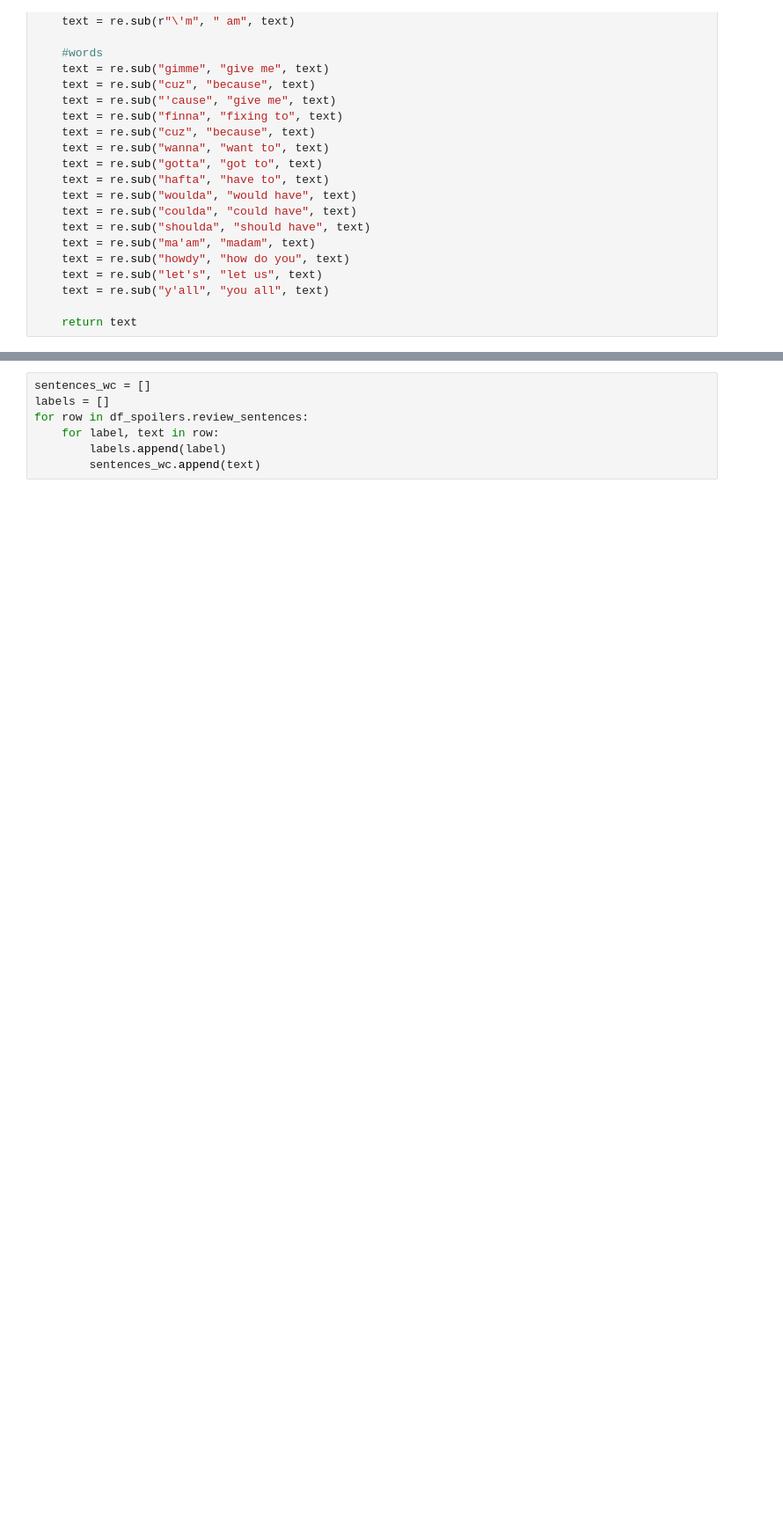
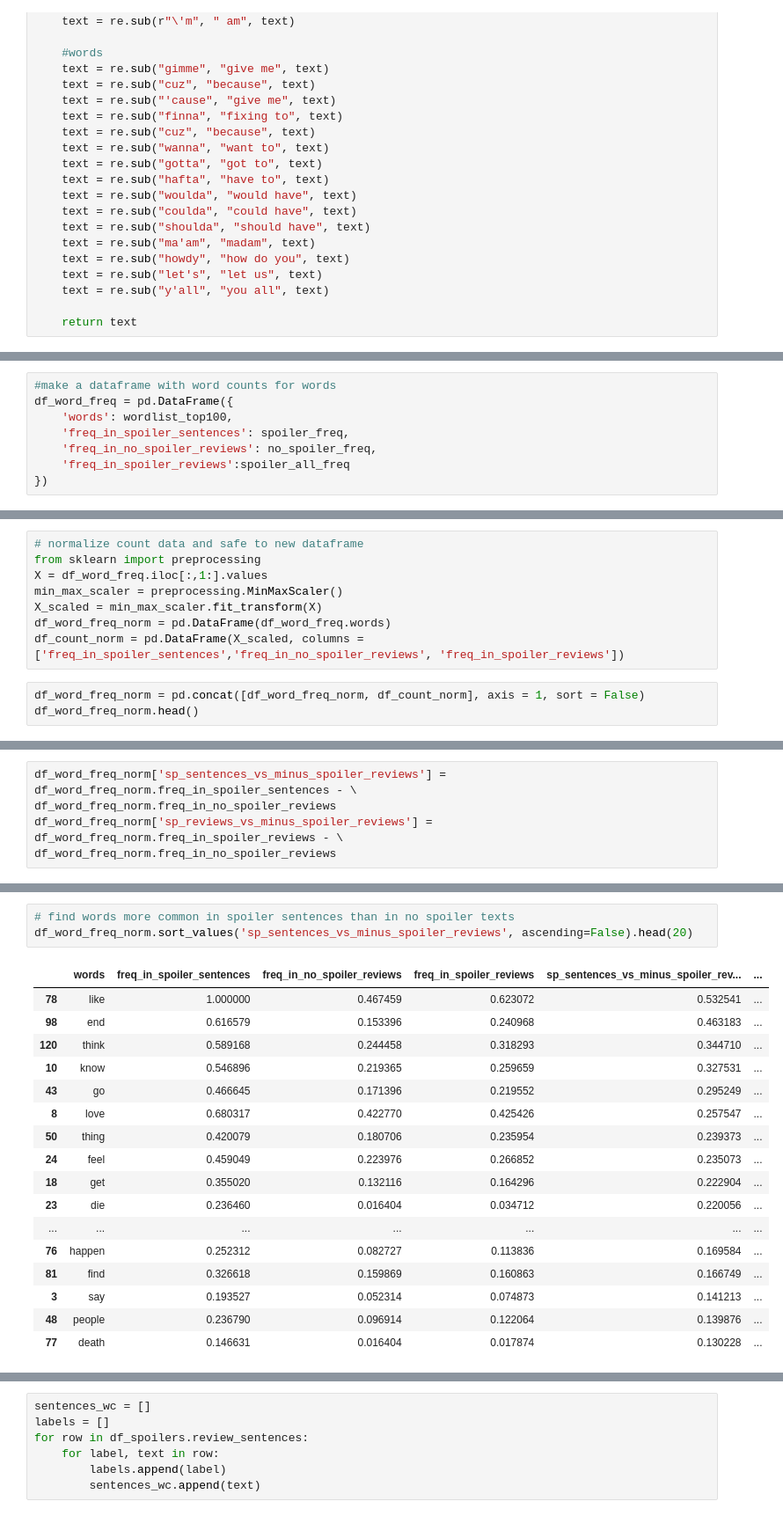
Before and after one commit to GHabeck/202011_capstone_project, a Jupyter notebook: spoiler reviews.ipynb, the cells around one changed output, grey strips where cells are left out. Shown at 88% size. Saved outputs shown, nothing was run; the diff lists cells and outputs as text; blank space fills up the shorter version.

```diff
--- a/spoiler reviews.ipynb
+++ b/spoiler reviews.ipynb
@@ -852,0 +1045,8 @@ AttributeError: 'bool' object has no attribute 'words'
+# %%
+#make a dataframe with word counts for words
+df_word_freq = pd.DataFrame({
+    'words': wordlist_top100,
+    'freq_in_spoiler_sentences': spoiler_freq,
+    'freq_in_no_spoiler_reviews': no_spoiler_freq,
+    'freq_in_spoiler_reviews':spoiler_all_freq
+})
@@ -852,0 +1062,11 @@ AttributeError: 'bool' object has no attribute 'words'
+# %%
+# normalize count data and safe to new dataframe
+from sklearn import preprocessing
+X = df_word_freq.iloc[:,1:].values
+min_max_scaler = preprocessing.MinMaxScaler()
+X_scaled = min_max_scaler.fit_transform(X)
+df_word_freq_norm = pd.DataFrame(df_word_freq.words)
+df_count_norm = pd.DataFrame(X_scaled, columns = ['freq_in_spoiler_sentences','freq_in_no_spoiler_reviews', 'freq_in_spoiler_reviews'])
+# %%
+df_word_freq_norm = pd.concat([df_word_freq_norm, df_count_norm], axis = 1, sort = False)
+df_word_freq_norm.head()
@@ -852,0 +1080,5 @@ AttributeError: 'bool' object has no attribute 'words'
+# %%
+df_word_freq_norm['sp_sentences_vs_minus_spoiler_reviews'] = df_word_freq_norm.freq_in_spoiler_sentences - \
+df_word_freq_norm.freq_in_no_spoiler_reviews
+df_word_freq_norm['sp_reviews_vs_minus_spoiler_reviews'] = df_word_freq_norm.freq_in_spoiler_reviews - \
+df_word_freq_norm.freq_in_no_spoiler_reviews
@@ -852,0 +1094,21 @@ AttributeError: 'bool' object has no attribute 'words'
+# %%
+# find words more common in spoiler sentences than in no spoiler texts
+df_word_freq_norm.sort_values('sp_sentences_vs_minus_spoiler_reviews', ascending=False).head(20)
+# %% [output]
+|  | words | freq_in_spoiler_sentences | freq_in_no_spoiler_reviews | freq_in_spoiler_reviews | sp_sentences_vs_minus_spoiler_rev... | ... |
+| 78 | like | 1.000000 | 0.467459 | 0.623072 | 0.532541 | ... |
+| 98 | end | 0.616579 | 0.153396 | 0.240968 | 0.463183 | ... |
+| 120 | think | 0.589168 | 0.244458 | 0.318293 | 0.344710 | ... |
+| 10 | know | 0.546896 | 0.219365 | 0.259659 | 0.327531 | ... |
+| 43 | go | 0.466645 | 0.171396 | 0.219552 | 0.295249 | ... |
+| 8 | love | 0.680317 | 0.422770 | 0.425426 | 0.257547 | ... |
+| 50 | thing | 0.420079 | 0.180706 | 0.235954 | 0.239373 | ... |
+| 24 | feel | 0.459049 | 0.223976 | 0.266852 | 0.235073 | ... |
+| 18 | get | 0.355020 | 0.132116 | 0.164296 | 0.222904 | ... |
+| 23 | die | 0.236460 | 0.016404 | 0.034712 | 0.220056 | ... |
+| ... | ... | ... | ... | ... | ... | ... |
+| 76 | happen | 0.252312 | 0.082727 | 0.113836 | 0.169584 | ... |
+| 81 | find | 0.326618 | 0.159869 | 0.160863 | 0.166749 | ... |
+| 3 | say | 0.193527 | 0.052314 | 0.074873 | 0.141213 | ... |
+| 48 | people | 0.236790 | 0.096914 | 0.122064 | 0.139876 | ... |
+| 77 | death | 0.146631 | 0.016404 | 0.017874 | 0.130228 | ... |
```
Also changed, not shown: parts of 100 cells of this notebook.
